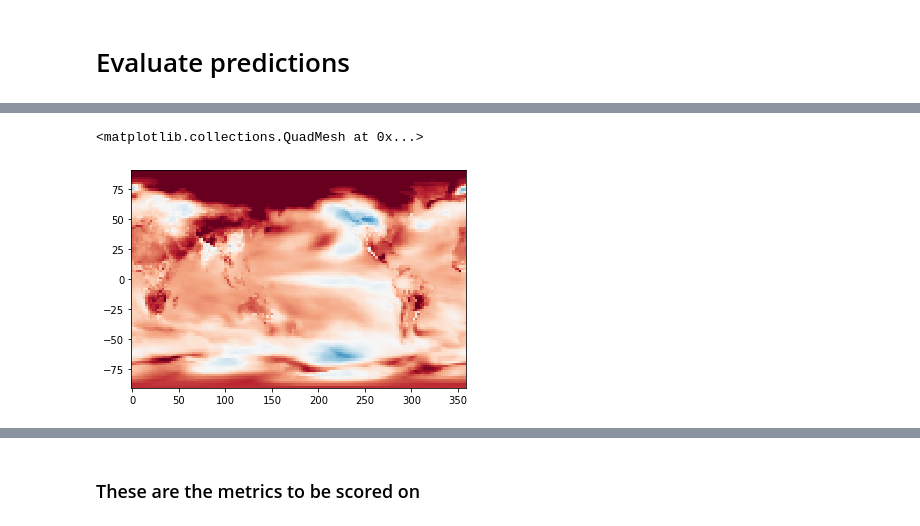
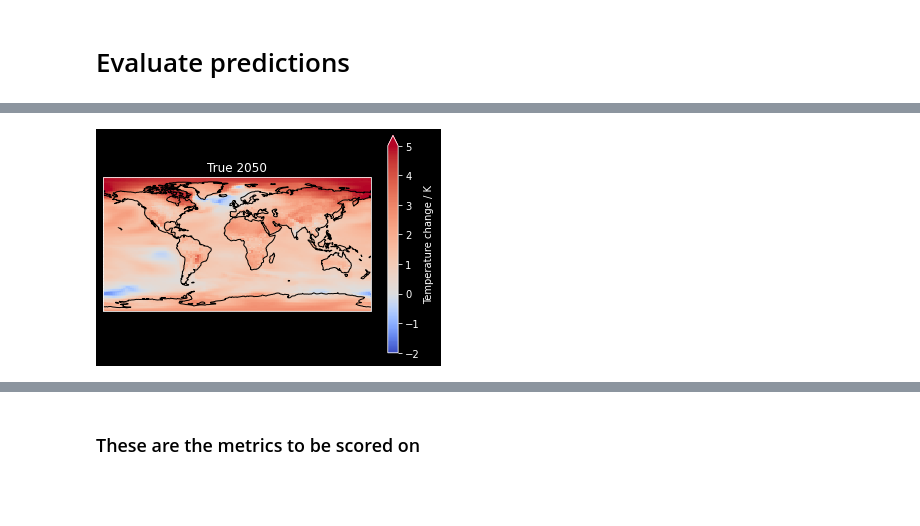
Before and after one commit to duncanwp/ClimateBench, a Jupyter notebook: baseline_model.ipynb, the cells around one changed output, grey strips where cells are left out. Cells and saved outputs as stored; diff of their text form; code cells hidden in the pictures; blank space fills up the shorter version.

```diff
--- a/baseline_model.ipynb
+++ b/baseline_model.ipynb
@@ -30,4 +27,6 @@ def normalize_ch4(data):
 
 def un_normalize_ch4(data):
     return data * max_ch4
+
+data_path = "F:\\Local Data\\ClimateBench\\"
 # %%
@@ -39,8 +41,8 @@ Y = CubeList([c[0] for c in iris.load('outputs_historical.nc') + iris.load('outp
 # %%
 # Get the test data (NOT visible to contestants)
 
-test_Y = iris.load('outputs_ssp245.nc')
-test_X = iris.load('inputs_ssp245.nc')
+test_Y = xr.open_dataset(data_path + 'outputs_ssp245.nc').compute()
+test_X = xr.open_dataset(data_path + 'inputs_ssp245.nc').compute()
 # %% [markdown]
 # Input dimensionality reduction
 
@@ -75,7 +80,7 @@ for eof in bc_eofs.slices_over('eof_number'):
 # %%
 # Create an EOF solver to do the EOF analysis. Square-root of cosine of
 # latitude weights are applied before the computation of EOFs.
-so2_solver = Eof(X.extract_cube('SO2'), weights='coslat')
+so2_solver = Eof(X['SO2'])
 
 # Retrieve the leading EOF, expressed as the correlation between the leading
 # PC time series and the input SST anomalies at each grid point, and the
@@ -83,16 +88,14 @@ so2_solver = Eof(X.extract_cube('SO2'), weights='coslat')
 so2_eofs = so2_solver.eofsAsCorrelation(neofs=5)
 so2_pcs = so2_solver.pcs(npcs=5, pcscaling=1)
 
-for eof, pc in zip(so2_eofs.slices_over('eof_number'), so2_pcs.slices_over('pc_number')):
+for (mode, eof), (_, pc) in zip(so2_eofs.groupby('mode'), so2_pcs.groupby('mode')):
     # Plot the leading EOF expressed as correlation in the Pacific domain.
     clevs = np.linspace(-1, 1, 11)
-    ax = plt.axes(projection=ccrs.PlateCarree())
-    fill = iplt.pcolormesh(eof, cmap=plt.cm.RdBu_r, vmin=-1., vmax=1.)
-    ax.coastlines()
-    cb = plt.colorbar(fill, orientation='horizontal')
-    cb.set_label('correlation coefficient', fontsize=12)
-    ax.set_title(f"EOF{eof.coord('eof_number').points[0]} expressed as correlation", fontsize=16)
+    eof.plot.pcolormesh(subplot_kws={'projection': ccrs.PlateCarree()},
+                        cbar_kwargs={'label': '', 'orientation':'horizontal'}, vmin=-1.)
+    plt.gca().coastlines()
+    plt.gca().set_title(f"EOF{mode} expressed as correlation", fontsize=16)
     plt.show()
-    iplt.plot(pc)
+    pc.plot()
     plt.show()
 # %% [output]
@@ -179,7 +172,9 @@ WARNING: Using default kernel - be sure you understand the assumptions this impl
 ## Gather the test data
 # %%
 # Will be hidden from contestants
-tas_truth = test_Y.extract_cube("tas").collapsed(['member'], iris.analysis.MEAN)
-pr_truth = test_Y.extract_cube("pr").collapsed(['member'], iris.analysis.MEAN)
+tas_truth = test_Y["tas"].mean('member')
+pr_truth = test_Y["pr"].mean('member') * 86400
+pr90_truth = test_Y["pr90"].mean('member') * 86400
+dtr_truth = test_Y["diurnal_temperature_range"].mean('member')
 # %%
 test_inputs = pd.DataFrame({
@@ -208,5 +197,12 @@ iplt.pcolormesh(m_tas[0], vmin=-2, vmax=2, cmap='RdBu_r')
 # %%
-iplt.pcolormesh(tas_truth[0], vmin=-2, vmax=2, cmap='RdBu_r')
+from matplotlib import colors
+divnorm=colors.TwoSlopeNorm(vmin=-2., vcenter=0., vmax=5)
+
+with plt.style.context("dark_background"):
+    ax = plt.axes(projection=ccrs.PlateCarree())
+    tas_truth.sel(time=2050).plot(cmap="coolwarm", norm=divnorm,
+                                  cbar_kwargs={"label":"Temperature change / K"})
+    ax.set_title("True 2050")
+    ax.coastlines()
 # %% [output]
-<matplotlib.collections.QuadMesh at 0x...>
-[figure, old version]
+[figure, new version]
```
Also changed, not shown: parts of 22 cells of this notebook, 2 other files.
